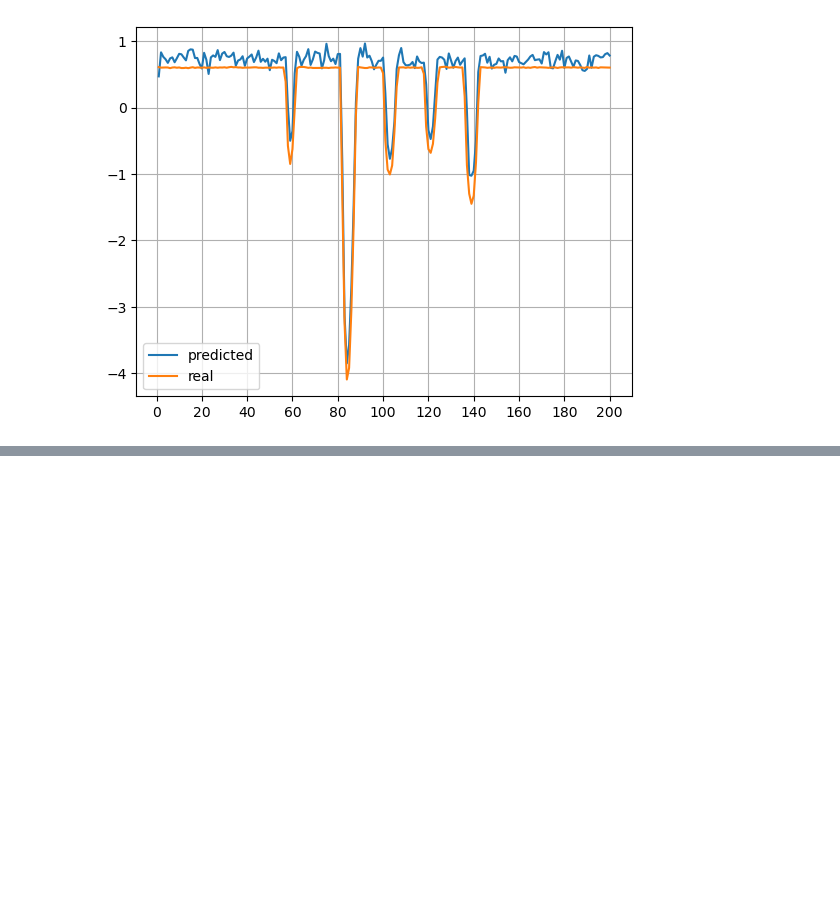
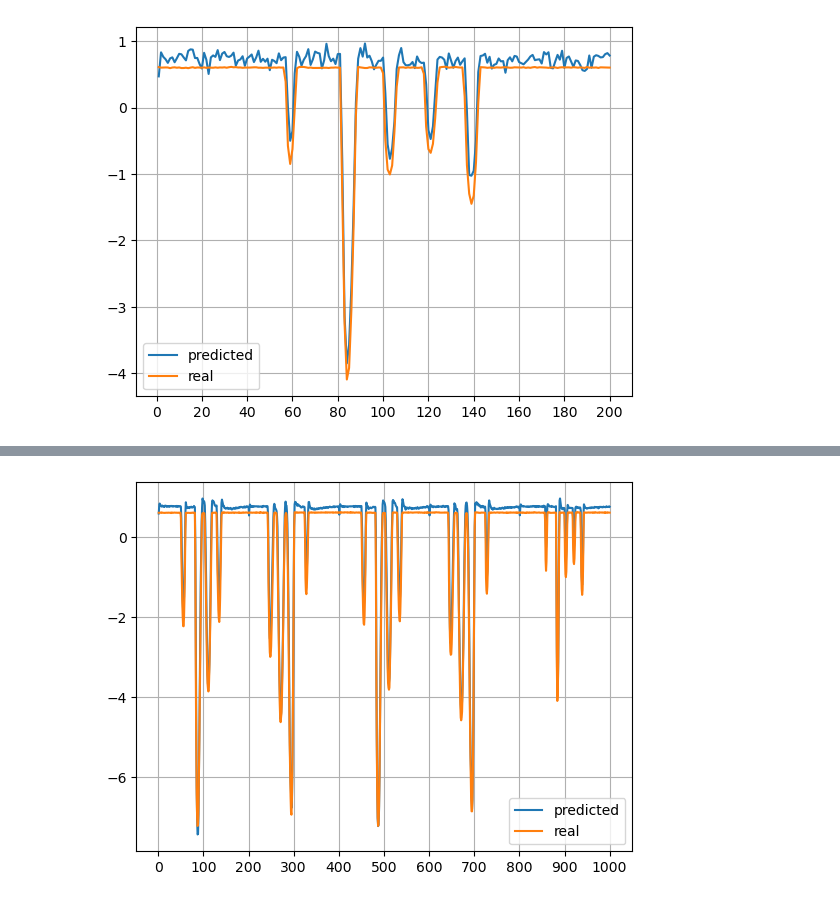
Before and after one commit to SoftSensing/VBSS, a Jupyter notebook: CNN-RNN-Skeleton-Implem.ipynb, the cells around one changed output, grey strips where cells are left out. Saved outputs shown, nothing was run; the diff lists cells and outputs as text; code cells hidden in the pictures; blank space fills up the shorter version.

```diff
--- a/CNN-RNN-Skeleton-Implem.ipynb
+++ b/CNN-RNN-Skeleton-Implem.ipynb
@@ -247,0 +286,13 @@ plt.show()
+# %%
+pred_forcess = outputs_val * forces_z_std + forces_z_mean
+forcess = labels_val.float() * forces_z_std + forces_z_mean
+pred_forcess = pred_forcess.detach().numpy()
+forcess = forcess.detach().numpy()
+plt.plot(range(1,len(pred_forcess)+1), pred_forcess, label = "predicted")
+plt.plot(range(1,len(forcess)+1), forcess, label = "real")
+plt.xticks([0, 100, 200, 300, 400, 500, 600, 700, 800, 900, 1000])
+plt.grid()
+plt.legend()
+plt.show()
+# %% [output]
+[figure, added]
```
Also changed, not shown: parts of 3 cells of this notebook.
